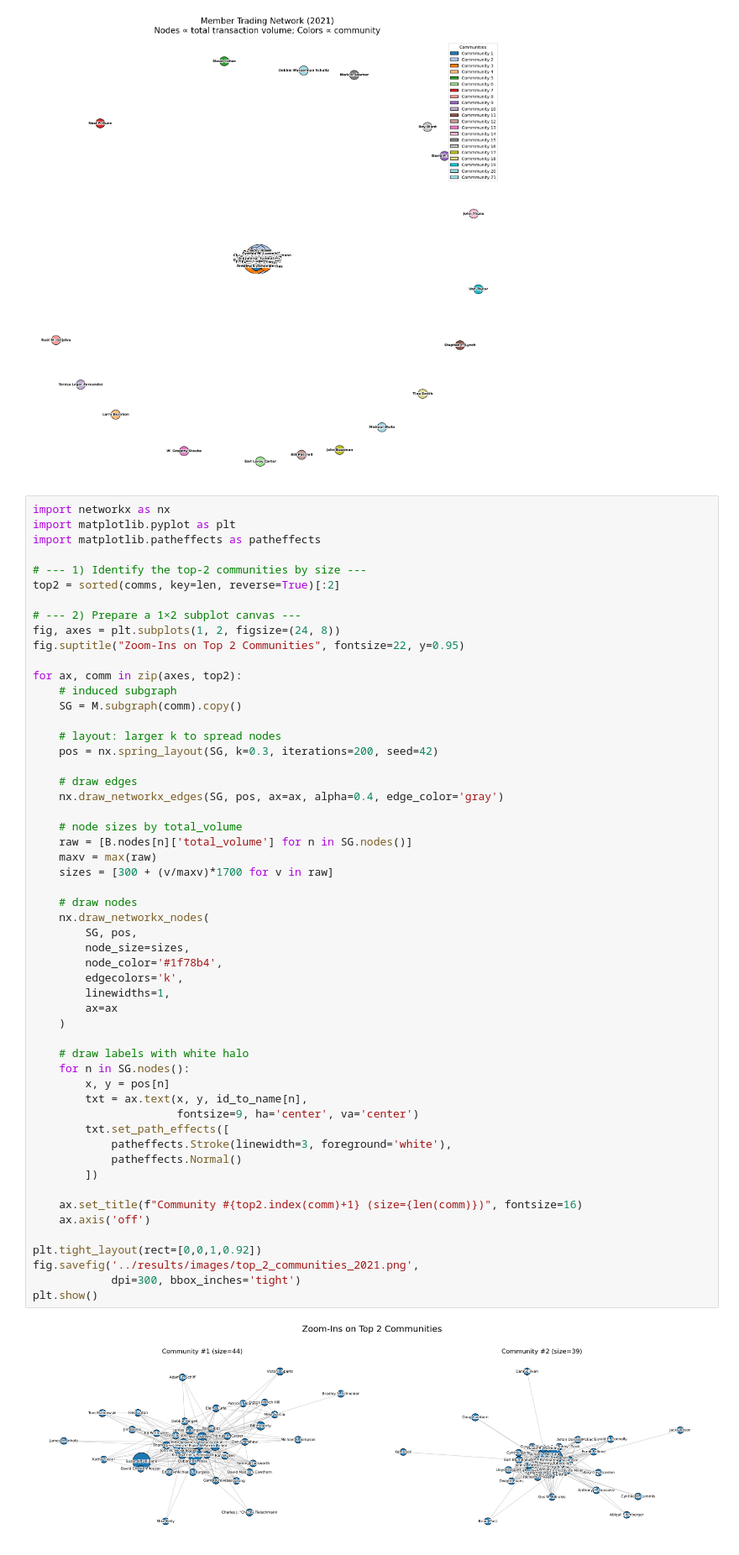
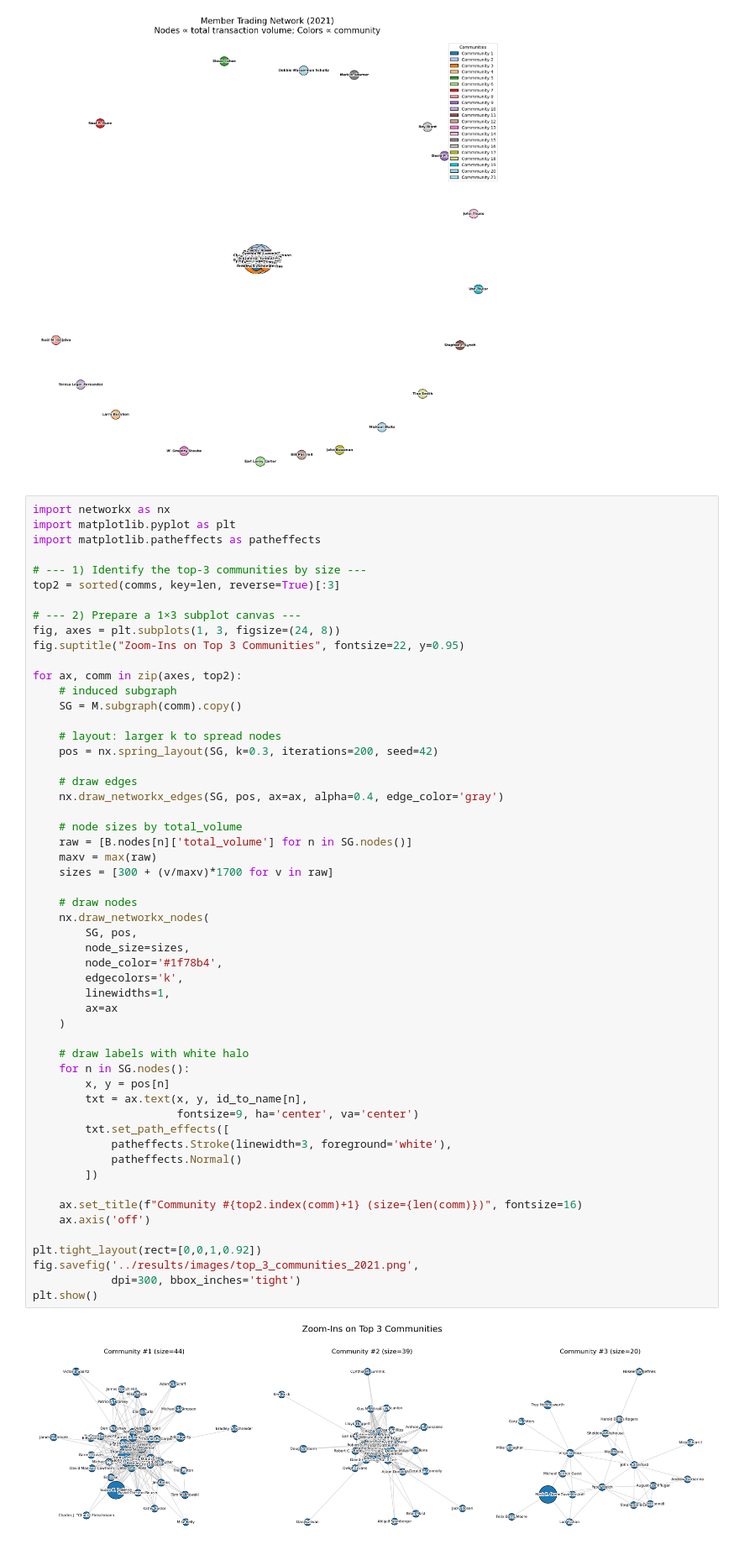
Before and after one commit to brvola/CongressTradeNet, a Jupyter notebook: graph/analysis.ipynb, the cells around one changed output. Shown: that part at 84% size. Saved outputs shown, nothing was run; the diff lists cells and outputs as text.

```diff
--- a/graph/analysis.ipynb
+++ b/graph/analysis.ipynb
@@ -168,12 +168,12 @@ import networkx as nx
 import matplotlib.pyplot as plt
 import matplotlib.patheffects as patheffects
 
-# --- 1) Identify the top-2 communities by size ---
-top2 = sorted(comms, key=len, reverse=True)[:2]
+# --- 1) Identify the top-3 communities by size ---
+top2 = sorted(comms, key=len, reverse=True)[:3]
 
-# --- 2) Prepare a 1×2 subplot canvas ---
-fig, axes = plt.subplots(1, 2, figsize=(24, 8))
-fig.suptitle("Zoom-Ins on Top 2 Communities", fontsize=22, y=0.95)
+# --- 2) Prepare a 1×3 subplot canvas ---
+fig, axes = plt.subplots(1, 3, figsize=(24, 8))
+fig.suptitle("Zoom-Ins on Top 3 Communities", fontsize=22, y=0.95)
 
 for ax, comm in zip(axes, top2):
     # induced subgraph
@@ -190,35 +190,35 @@ for ax, comm in zip(axes, top2):
     maxv = max(raw)
     sizes = [300 + (v/maxv)*1700 for v in raw]
 
     # draw nodes
     nx.draw_networkx_nodes(
         SG, pos,
         node_size=sizes,
         node_color='#1f78b4',
         edgecolors='k',
         linewidths=1,
         ax=ax
     )
 
     # draw labels with white halo
     for n in SG.nodes():
         x, y = pos[n]
         txt = ax.text(x, y, id_to_name[n],
                       fontsize=9, ha='center', va='center')
         txt.set_path_effects([
             patheffects.Stroke(linewidth=3, foreground='white'),
             patheffects.Normal()
         ])
 
     ax.set_title(f"Community #{top2.index(comm)+1} (size={len(comm)})", fontsize=16)
     ax.axis('off')
 
 plt.tight_layout(rect=[0,0,1,0.92])
-fig.savefig('../results/images/top_2_communities_2021.png',
+fig.savefig('../results/images/top_3_communities_2021.png',
             dpi=300, bbox_inches='tight')
 plt.show()
 # %% [output]
-[figure, old version]
+[figure, new version]
 # %%
 # — derive member’s chamber (assumes stock_tx has chamber per transaction) —
 member_chamber = (
```
Also changed, not shown: parts of 1 cell of this notebook, 2 other files.
